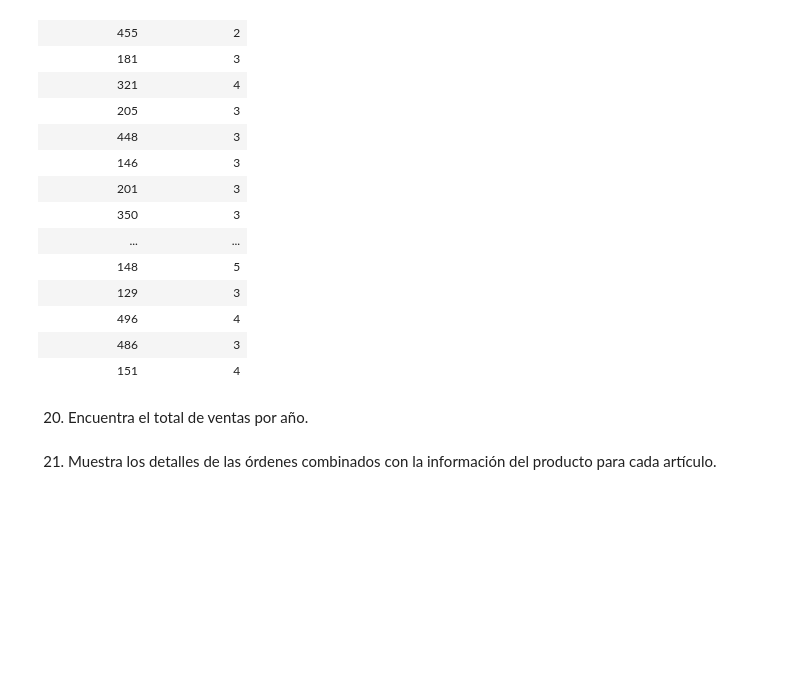
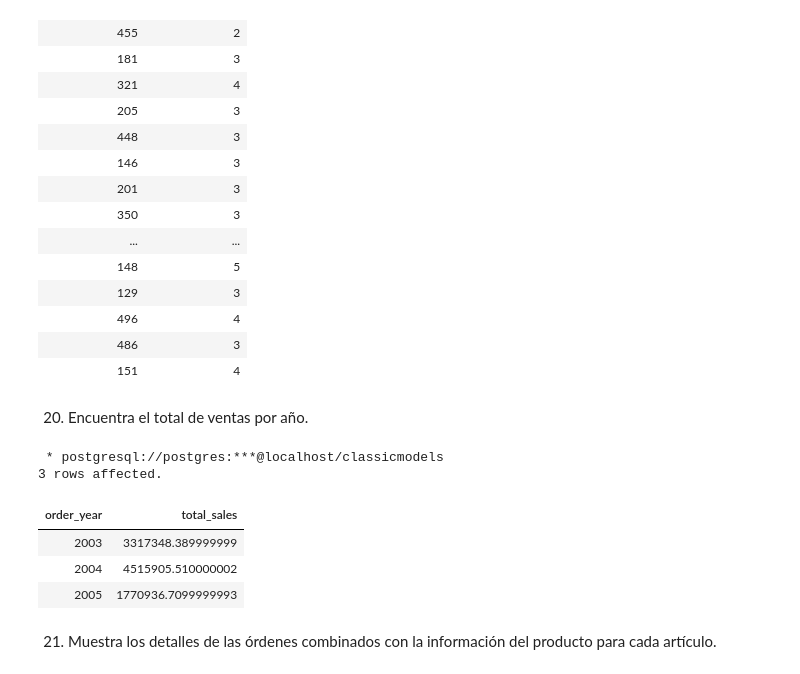
Before and after one commit to edithavalos/react-crud-app, a Jupyter notebook: Ejercicios_SQL.ipynb, the cells around one changed output. Cells and saved outputs as stored; diff of their text form; code cells hidden in the pictures; blank space fills up the shorter version.

```diff
--- a/Ejercicios_SQL.ipynb
+++ b/Ejercicios_SQL.ipynb
@@ -663,11 +663,19 @@ GROUP BY o."customerNumber";
 20. Encuentra el total de ventas por año.
 # %%
 %%sql
-SELECT strftime('%Y', o."orderDate") AS order_year, SUM(od."quantityOrdered" * od."priceEach") AS total_sales
+SELECT EXTRACT(YEAR FROM o."orderDate") AS order_year,
+       SUM(od."quantityOrdered" * od."priceEach") AS total_sales
 FROM orders o
 JOIN orderdetails od ON o."orderNumber" = od."orderNumber"
 GROUP BY order_year
 ORDER BY order_year;
+# %% [output]
+ * postgresql://postgres:***@localhost/classicmodels
+3 rows affected.
+| order_year | total_sales |
+| 2003 | 3317348.389999999 |
+| 2004 | 4515905.510000002 |
+| 2005 | 1770936.7099999993 |
 # %% [markdown]
 21. Muestra los detalles de las órdenes combinados con la información del producto para cada artículo.
 # %%
```
Also changed, not shown: parts of 4 cells of this notebook.
